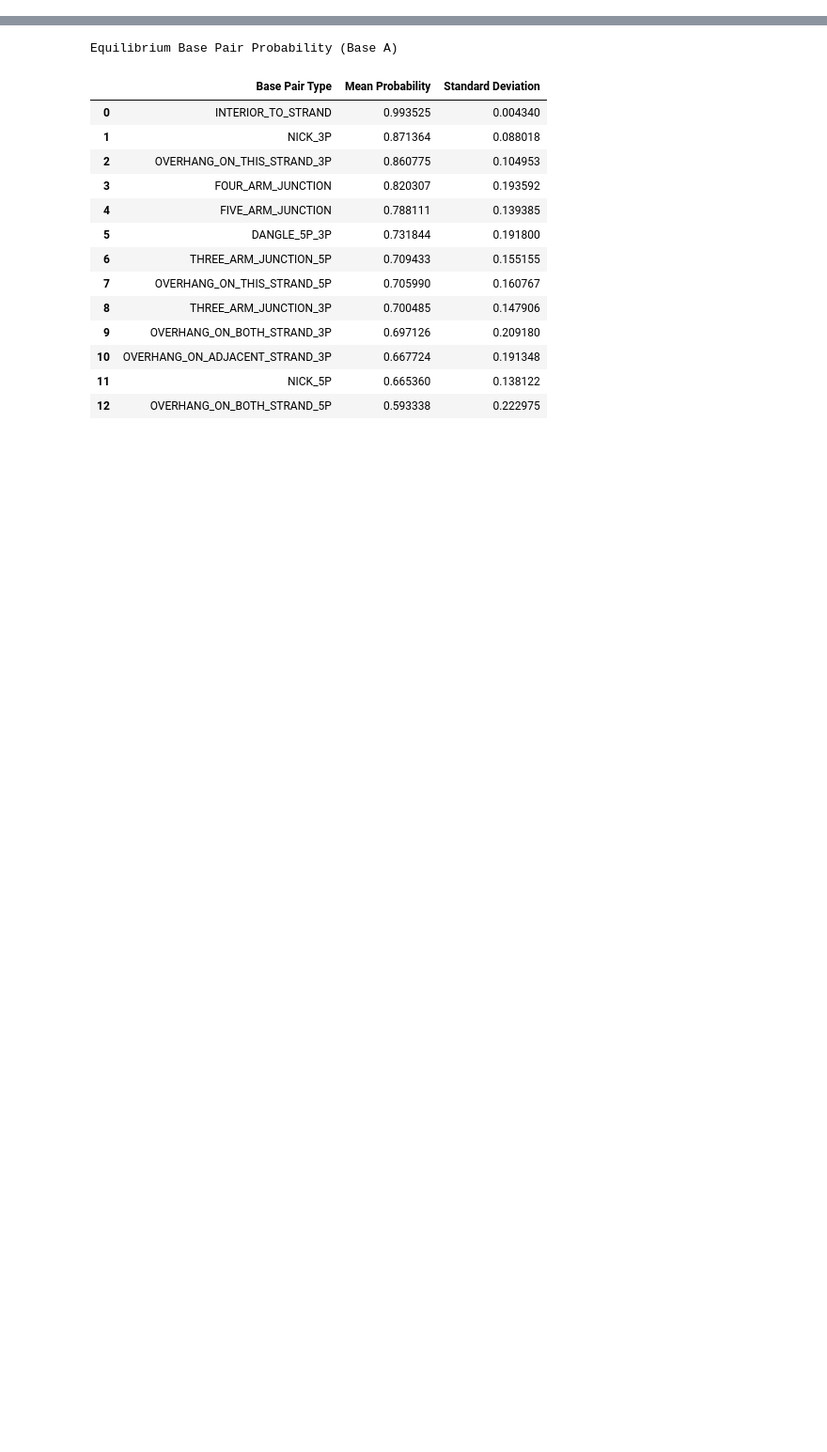
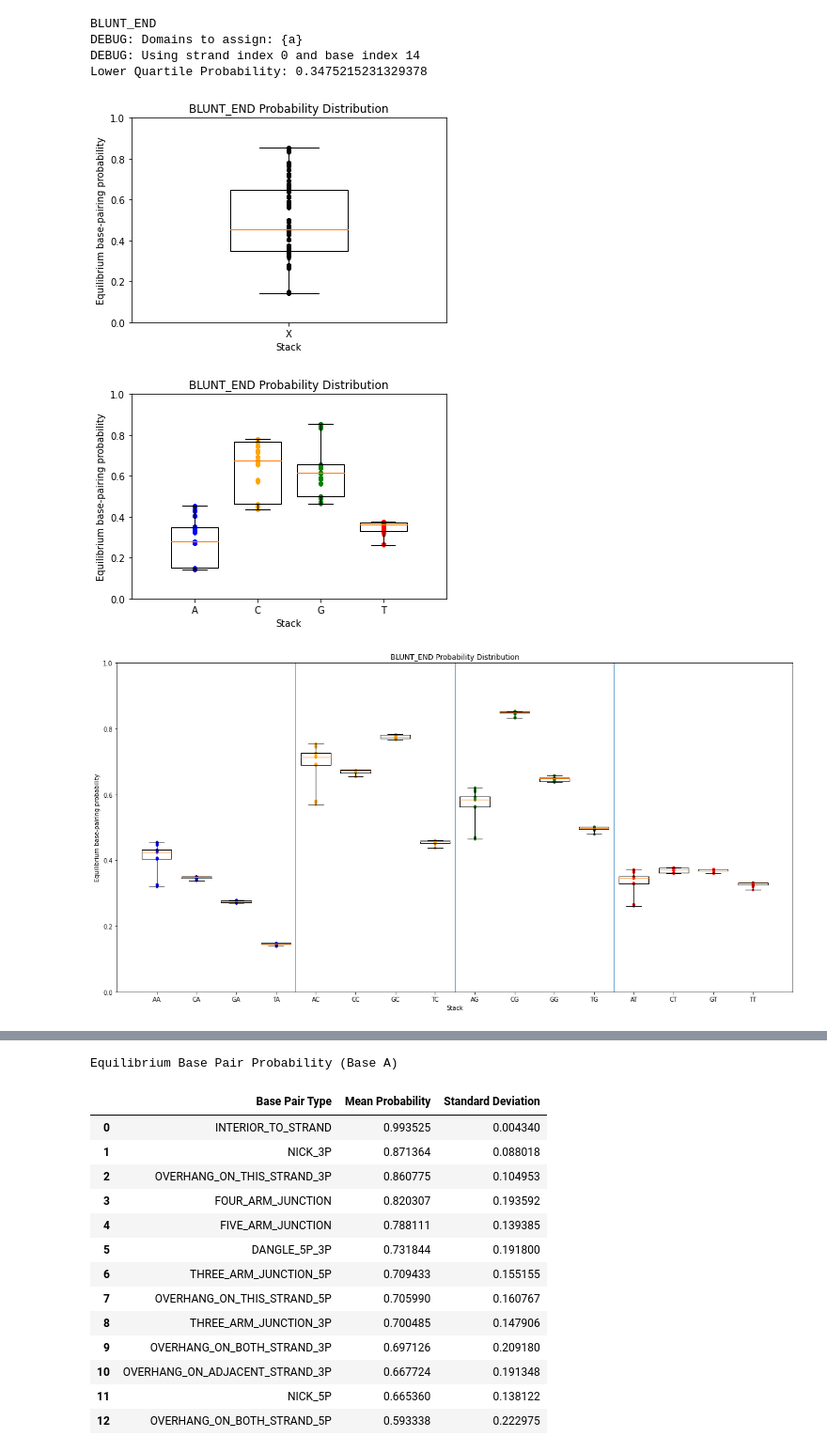
Before and after one commit to UC-Davis-molecular-computing/nuad, a Jupyter notebook: base_pair_probability.ipynb, the cells around one changed output, grey strips where cells are left out. Shown at 94% size. Cells and saved outputs as stored; diff of their text form; code cells hidden in the pictures; blank space fills up the shorter version.

```diff
--- a/base_pair_probability.ipynb
+++ b/base_pair_probability.ipynb
@@ -1072,0 +262,51 @@ standard deviation: 0.13683959686596217
+# %%
+print('BLUNT_END')
+#                       a
+#                     0  14
+#                     |   |
+#                    [----->
+#                     |||||
+#                    <-----]
+#                     |   |
+#                     29  15
+#
+#                         ^
+#                         |
+#                     base pair
+
+top_strand: dc.Strand = dc.Strand(['a'], name='top strand')
+bot_strand: dc.Strand = dc.Strand(['a*'], name='bot strand')
+
+# Query for last three bases
+addresses = [
+    StrandBaseAddress(0, 12),
+    StrandBaseAddress(0, 13),
+    StrandBaseAddress(0, 14),
+]
+blunt_end_last_three_bases_query = BasePairQuery('BLUNT_END', addresses)
+
+
+blunt_end_bppr = nupack_base_pair_probabilities((top_strand, bot_strand), 14, 15, 'BLUNT_END', [blunt_end_last_three_bases_query])
+blunt_end_bppr.plot_all()
+# summarize_bpps(blunt_end_bpps)
+# summarize_bpps_by_base(blunt_end_bpps_by_base)
+
+# TODO (boxplot):
+# Make median line thicker
+
+# TODO:
+# Use 1st quantile as default thresholds
+# See if search for seesaw gate can be done
+# Implement constraints
+# Seesaw gate with both configuration
+# threshold gate ()
+# ~5 or so complexes
+# ASCII art to show what seesaw gate/ theshold gate look like
+# %% [output]
+BLUNT_END
+DEBUG: Domains to assign: {a}
+DEBUG: Using strand index 0 and base index 14
+Lower Quartile Probability: 0.3475215231329378
+[figure, added]
+[figure, added]
+[figure, added]
```
Also changed, not shown: parts of 42 cells of this notebook.
